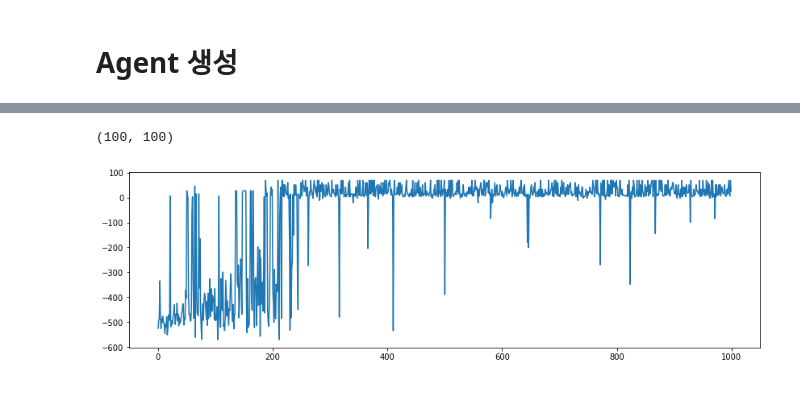
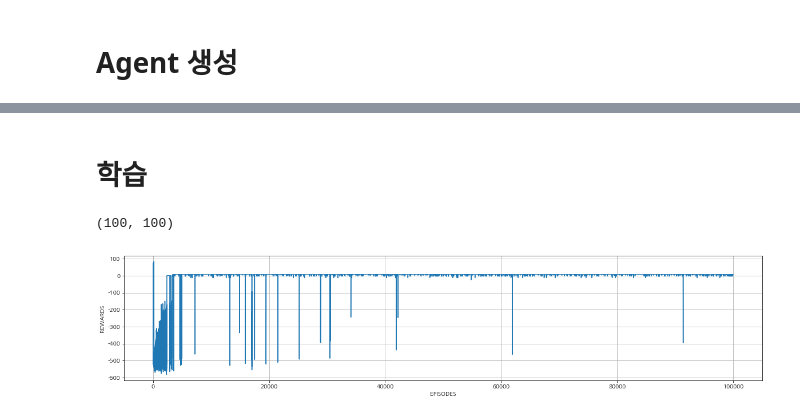
Before and after one commit to zerojsh00/Reinforcement-Learning, a Jupyter notebook: gym-inventory-master/Inventory Q-learning _ pytorch book.ipynb, the cells around one changed output, grey strips where cells are left out. Cells and saved outputs as stored; diff of their text form; code cells hidden in the pictures.

```diff
--- a/gym-inventory-master/Inventory Q-learning _ pytorch book.ipynb
+++ b/gym-inventory-master/Inventory Q-learning _ pytorch book.ipynb
@@ -9,7 +15,7 @@ from tqdm import tqdm
 # Agent 생성
 # %%
 class Agent :
-    '''CartPole 에이전트 역할을 할 클래스, 봉 달린 수레'''
+    '''에이전트'''
 
     def __init__(self, num_states, num_actions) :
         self.brain = Brain(num_states, num_actions) # 에이전트의 행동을 결정하는 두뇌
@@ -95,6 +103,8 @@ class Environment :
 #             print('-'*20)
 
         return [num for num in range(NUM_EPISODES * MAX_STEPS)],rewards_list
+# %% [markdown]
+# 학습
 # %%
 ENV = 'Inventory-v0'
 inventory = Environment()
@@ -102,6 +112,6 @@ inventory = Environment()
 (100, 100)
 # %%
 GAMMA = 0.99 # 시간할인율
-ETA = 0.5 # 학습률
-MAX_STEPS = 300 # 1에피소드당 최대 단계 수
-NUM_EPISODES = 1000 # 최대 에피소드 수
+ETA = 0.3 # 학습률
+MAX_STEPS = 30 # 1에피소드당 최대 단계 수
+NUM_EPISODES = 100000 # 최대 에피소드 수
@@ -111,11 +118,14 @@ observation = env.reset()
 # %%
 idx, rewards_list = inventory.run()
 # %%
-plt.rcParams["figure.figsize"] = (14,4)
+plt.rcParams["figure.figsize"] = (20,4)
 
 fig, ax = plt.subplots()
 ax.plot([num for num in range(NUM_EPISODES)], rewards_list)
+ax.set_xlabel('EPISODES')
+ax.set_ylabel('REWARDS')
+ax.grid(True)
 
 plt.show()
 # %% [output]
-[figure, old version]
+[figure, new version]
```
Also changed, not shown: parts of 9 cells of this notebook, 1 other file.
